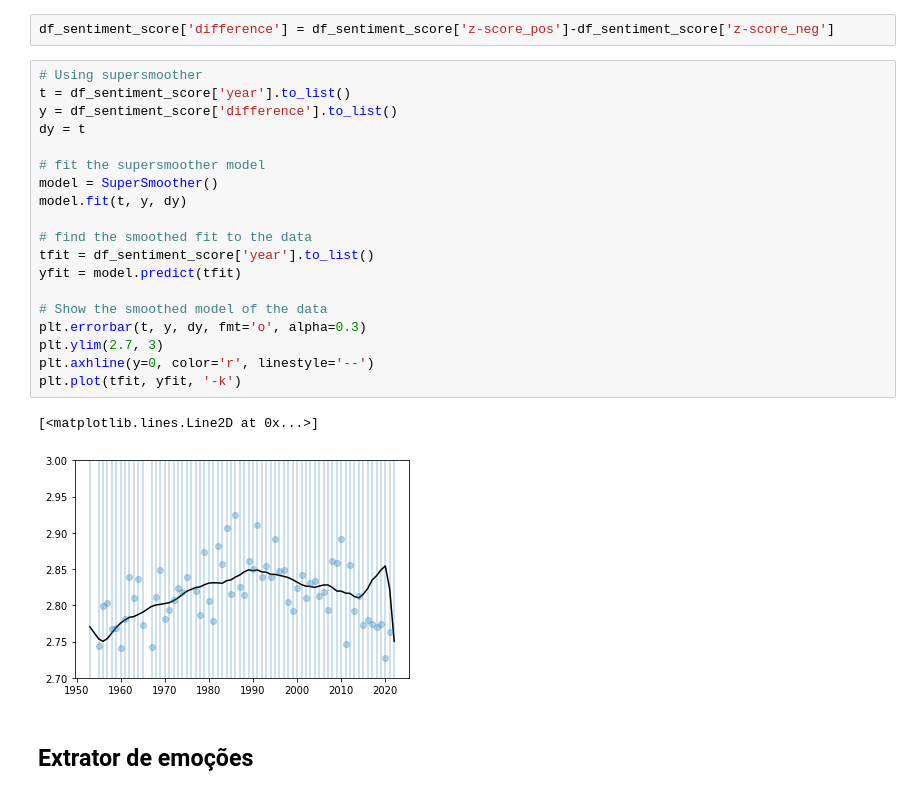
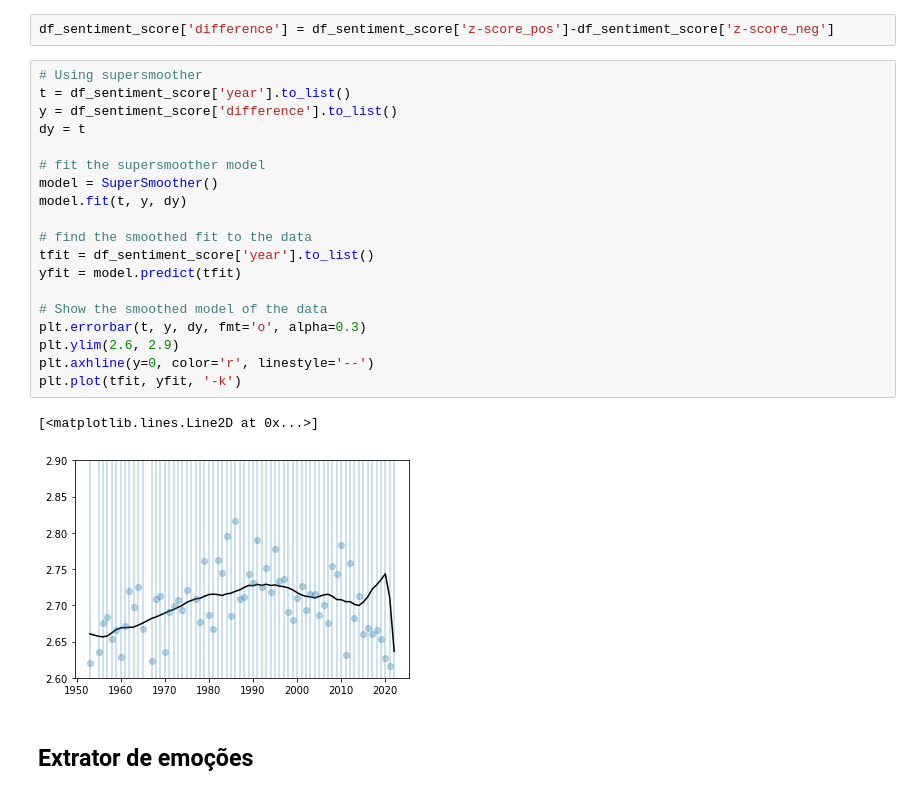
Before and after one commit to mateus-lourenco/emotion-mining-and-sentiment-analysis, a Jupyter notebook: src/analysis.ipynb, the cells around one changed output. Saved outputs shown, nothing was run; the diff lists cells and outputs as text.

```diff
--- a/src/analysis.ipynb
+++ b/src/analysis.ipynb
@@ -251,25 +251,25 @@ df_sentiment_score['difference'] = df_sentiment_score['z-score_pos']-df_sentimen
 # %%
 # Using supersmoother
 t = df_sentiment_score['year'].to_list()
 y = df_sentiment_score['difference'].to_list()
 dy = t
 
 # fit the supersmoother model
 model = SuperSmoother()
 model.fit(t, y, dy)
 
 # find the smoothed fit to the data
 tfit = df_sentiment_score['year'].to_list()
 yfit = model.predict(tfit)
 
 # Show the smoothed model of the data
 plt.errorbar(t, y, dy, fmt='o', alpha=0.3)
-plt.ylim(2.7, 3)
+plt.ylim(2.6, 2.9)
 plt.axhline(y=0, color='r', linestyle='--')
 plt.plot(tfit, yfit, '-k')
 # %% [output]
 [<matplotlib.lines.Line2D at 0x...>]
-[figure, old version]
+[figure, new version]
 # %% [markdown]
 ## Extrator de emoções
 # %%
```
Also changed, not shown: parts of 19 cells of this notebook, 3 other files.
